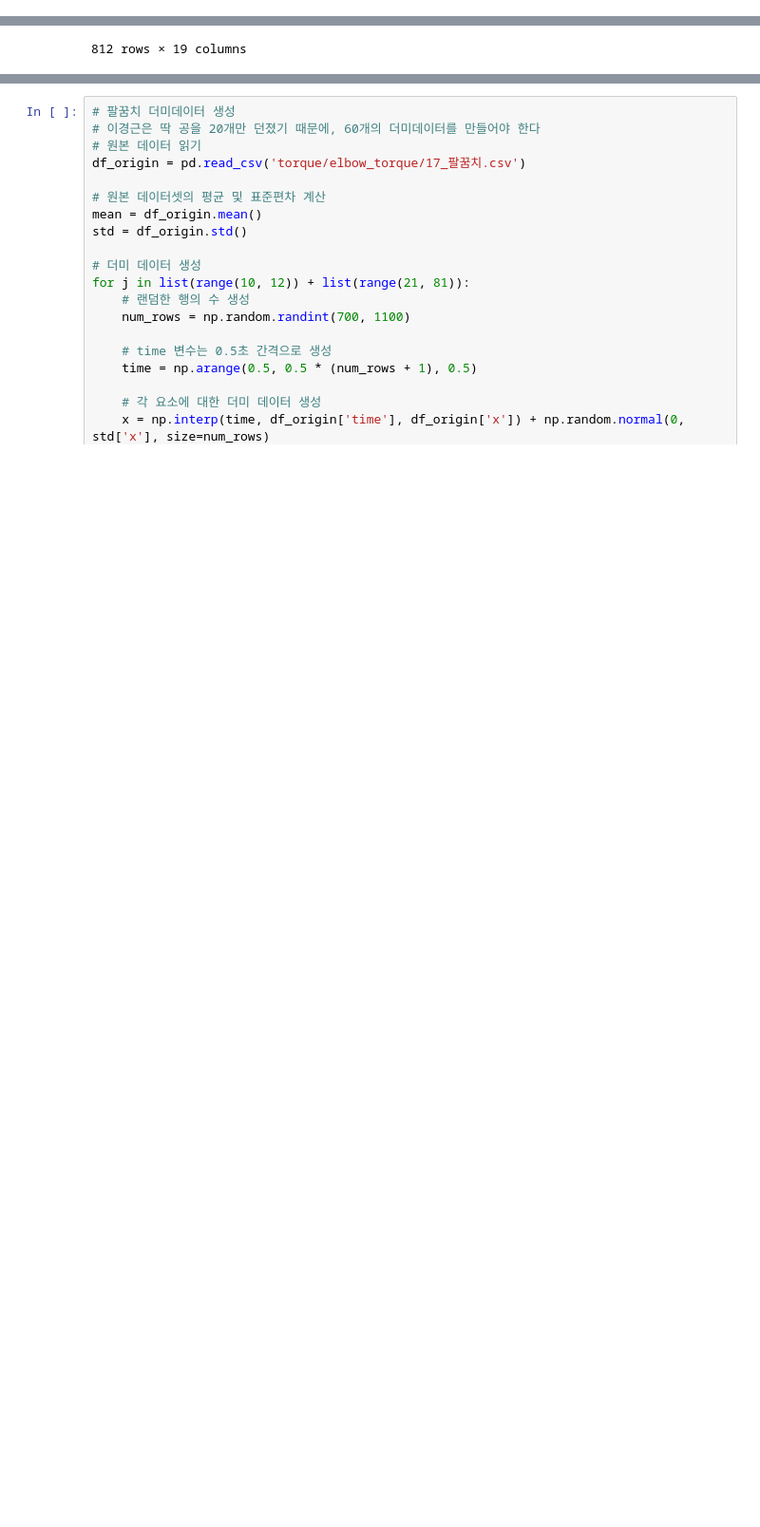
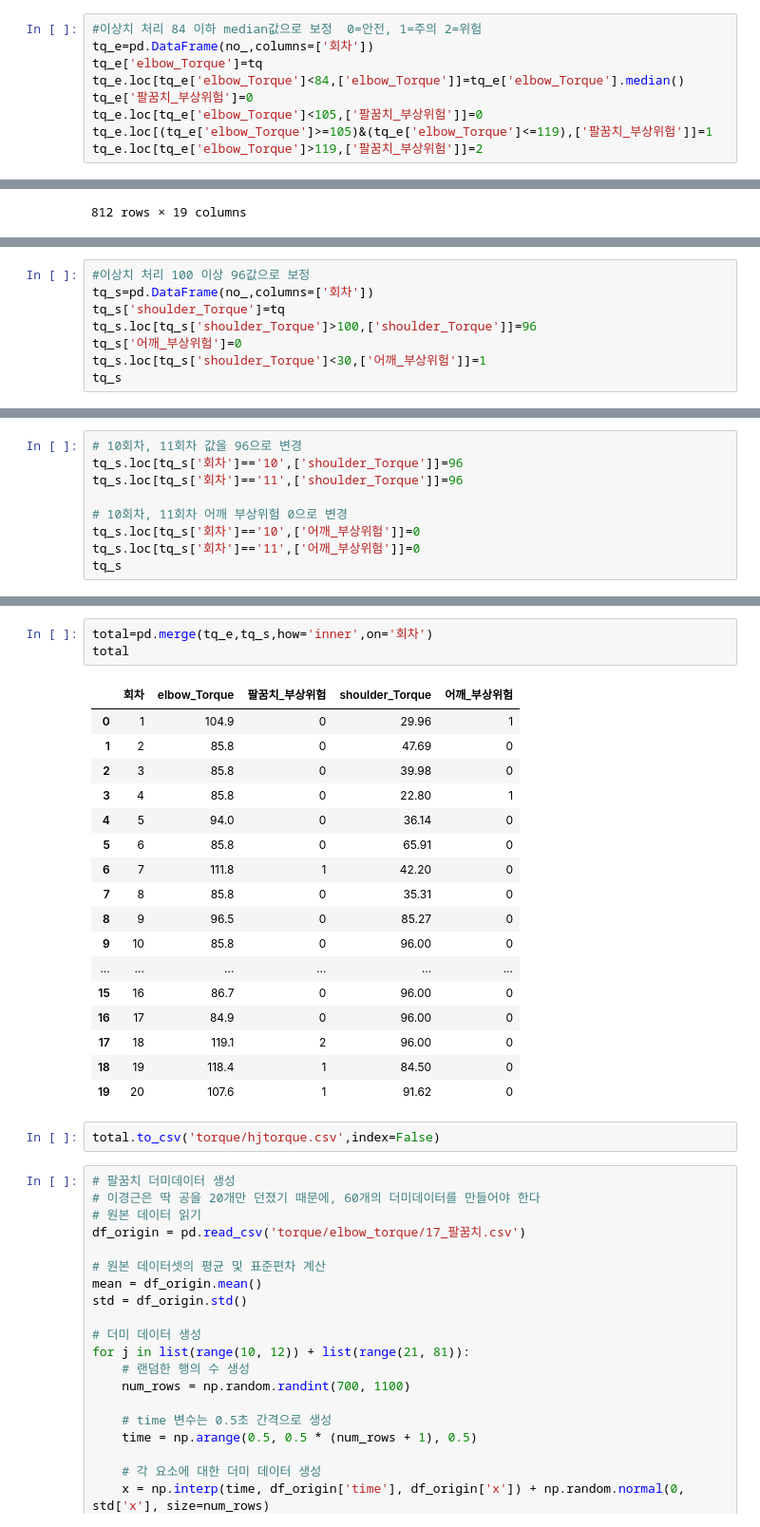
Before and after one commit to Gyeunggeun/Pitch, a Jupyter notebook: faketorque.ipynb, the cells around one changed output, grey strips where cells are left out. Shown: that part at 95% size. Cells and saved outputs as stored; diff of their text form; blank space fills up the shorter version.

```diff
--- a/faketorque.ipynb
+++ b/faketorque.ipynb
@@ -87,3 +115,12 @@ for j in range(1,21):
+# %%
+#이상치 처리 84 이하 median값으로 보정  0=안전, 1=주의 2=위험
+tq_e=pd.DataFrame(no_,columns=['회차'])
+tq_e['elbow_Torque']=tq
+tq_e.loc[tq_e['elbow_Torque']<84,['elbow_Torque']]=tq_e['elbow_Torque'].median()
+tq_e['팔꿈치_부상위험']=0
+tq_e.loc[tq_e['elbow_Torque']<105,['팔꿈치_부상위험']]=0
+tq_e.loc[(tq_e['elbow_Torque']>=105)&(tq_e['elbow_Torque']<=119),['팔꿈치_부상위험']]=1
+tq_e.loc[tq_e['elbow_Torque']>119,['팔꿈치_부상위험']]=2
 # %%
 df
 # %% [output]
@@ -102,0 +227,8 @@ df
+# %%
+#이상치 처리 100 이상 96값으로 보정
+tq_s=pd.DataFrame(no_,columns=['회차'])
+tq_s['shoulder_Torque']=tq
+tq_s.loc[tq_s['shoulder_Torque']>100,['shoulder_Torque']]=96
+tq_s['어깨_부상위험']=0
+tq_s.loc[tq_s['shoulder_Torque']<30,['어깨_부상위험']]=1
+tq_s
@@ -102,0 +253,9 @@ df
+# %%
+# 10회차, 11회차 값을 96으로 변경
+tq_s.loc[tq_s['회차']=='10',['shoulder_Torque']]=96
+tq_s.loc[tq_s['회차']=='11',['shoulder_Torque']]=96
+
+# 10회차, 11회차 어깨 부상위험 0으로 변경
+tq_s.loc[tq_s['회차']=='10',['어깨_부상위험']]=0
+tq_s.loc[tq_s['회차']=='11',['어깨_부상위험']]=0
+tq_s
@@ -103,3 +280,26 @@ df
+# %%
+total=pd.merge(tq_e,tq_s,how='inner',on='회차')
+total
+# %% [output]
+|  | 회차 | elbow_Torque | 팔꿈치_부상위험 | shoulder_Torque | 어깨_부상위험 |
+| 0 | 1 | 104.9 | 0 | 29.96 | 1 |
+| 1 | 2 | 85.8 | 0 | 47.69 | 0 |
+| 2 | 3 | 85.8 | 0 | 39.98 | 0 |
+| 3 | 4 | 85.8 | 0 | 22.80 | 1 |
+| 4 | 5 | 94.0 | 0 | 36.14 | 0 |
+| 5 | 6 | 85.8 | 0 | 65.91 | 0 |
+| 6 | 7 | 111.8 | 1 | 42.20 | 0 |
+| 7 | 8 | 85.8 | 0 | 35.31 | 0 |
+| 8 | 9 | 96.5 | 0 | 85.27 | 0 |
+| 9 | 10 | 85.8 | 0 | 96.00 | 0 |
+| ... | ... | ... | ... | ... | ... |
+| 15 | 16 | 86.7 | 0 | 96.00 | 0 |
+| 16 | 17 | 84.9 | 0 | 96.00 | 0 |
+| 17 | 18 | 119.1 | 2 | 96.00 | 0 |
+| 18 | 19 | 118.4 | 1 | 84.50 | 0 |
+| 19 | 20 | 107.6 | 1 | 91.62 | 0 |
+# %%
+total.to_csv('torque/hjtorque.csv',index=False)
 # %%
 # 팔꿈치 더미데이터 생성
 # 이경근은 딱 공을 20개만 던졌기 때문에, 60개의 더미데이터를 만들어야 한다
```
Also changed, not shown: parts of 9 cells of this notebook, 5 other files.
